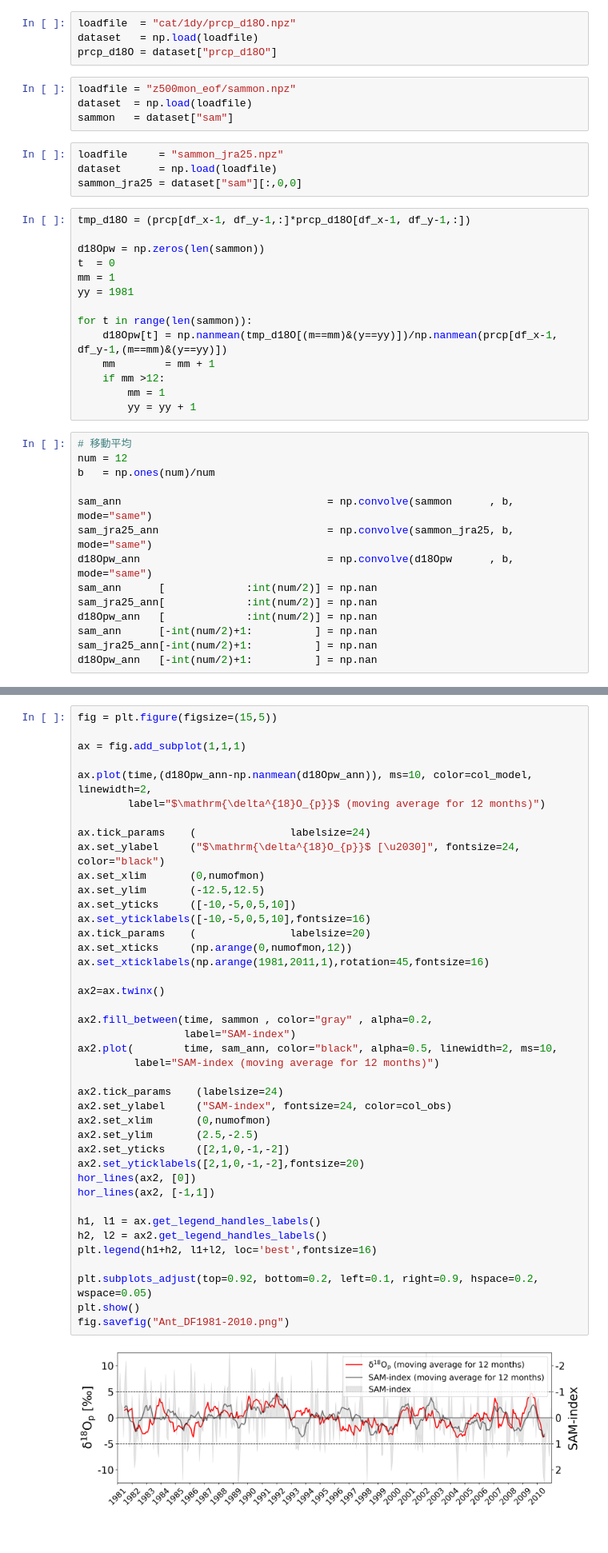
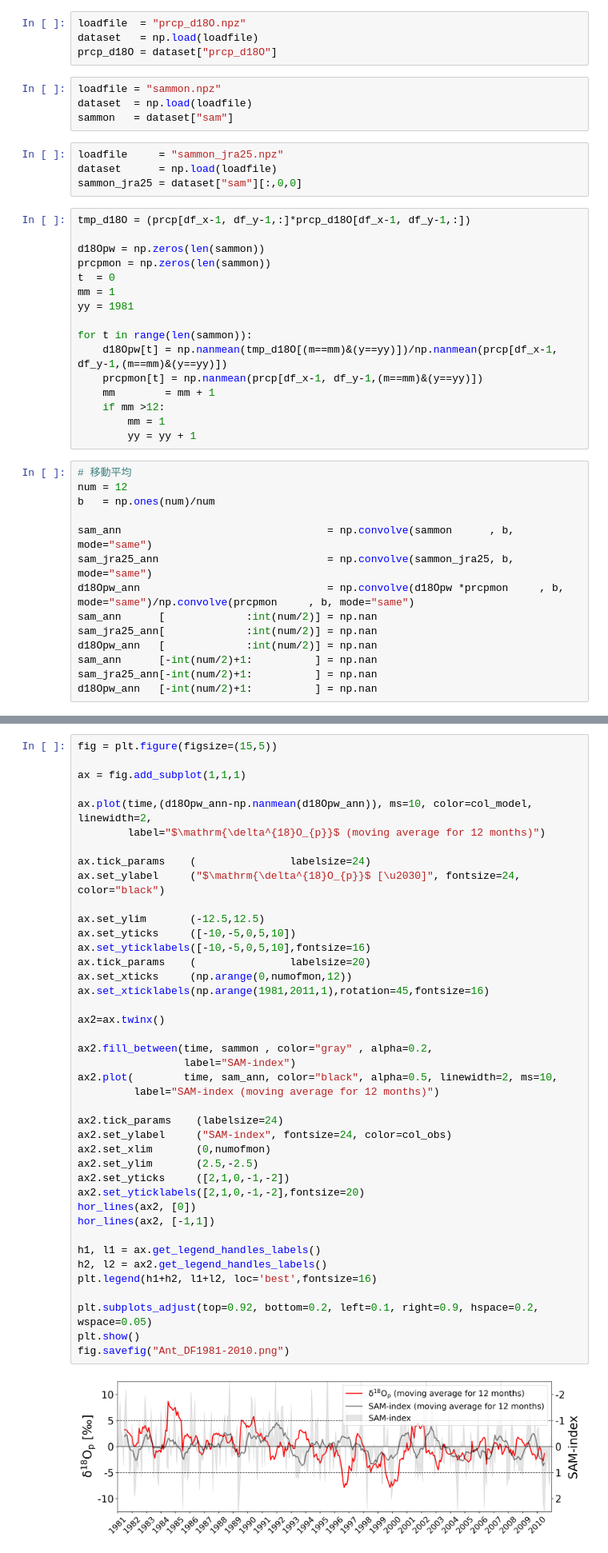
Before and after one commit to kanonundgigue/SAM_DomeFuji, a Jupyter notebook: Ant_DF1981-2010.ipynb, the cells around one changed output, grey strips where cells are left out. Shown at 80% size. Cells and saved outputs as stored; diff of their text form.

```diff
--- a/Ant_DF1981-2010.ipynb
+++ b/Ant_DF1981-2010.ipynb
@@ -57,11 +57,11 @@ y        = dataset["y"]
 m        = dataset["m"]
 d        = dataset["d"]
 # %%
-loadfile  = "cat/1dy/prcp_d18O.npz"
+loadfile  = "prcp_d18O.npz"
 dataset   = np.load(loadfile)
 prcp_d18O = dataset["prcp_d18O"]
 # %%
-loadfile = "z500mon_eof/sammon.npz"
+loadfile = "sammon.npz"
 dataset  = np.load(loadfile)
 sammon   = dataset["sam"]
 # %%
@@ -72,12 +72,14 @@ sammon_jra25 = dataset["sam"][:,0,0]
 tmp_d18O = (prcp[df_x-1, df_y-1,:]*prcp_d18O[df_x-1, df_y-1,:])
 
 d18Opw = np.zeros(len(sammon))
+prcpmon = np.zeros(len(sammon))
 t  = 0
 mm = 1
 yy = 1981
 
 for t in range(len(sammon)):
     d18Opw[t] = np.nanmean(tmp_d18O[(m==mm)&(y==yy)])/np.nanmean(prcp[df_x-1, df_y-1,(m==mm)&(y==yy)])
+    prcpmon[t] = np.nanmean(prcp[df_x-1, df_y-1,(m==mm)&(y==yy)])
     mm        = mm + 1
     if mm >12:
         mm = 1
@@ -89,7 +91,7 @@ b   = np.ones(num)/num
 
 sam_ann                                 = np.convolve(sammon      , b, mode="same")
 sam_jra25_ann                           = np.convolve(sammon_jra25, b, mode="same")
-d18Opw_ann                              = np.convolve(d18Opw      , b, mode="same")
+d18Opw_ann                              = np.convolve(d18Opw *prcpmon     , b, mode="same")/np.convolve(prcpmon     , b, mode="same")
 sam_ann      [             :int(num/2)] = np.nan
 sam_jra25_ann[             :int(num/2)] = np.nan
 d18Opw_ann   [             :int(num/2)] = np.nan
@@ -120,39 +122,39 @@ ax.plot(time,(d18Opw_ann-np.nanmean(d18Opw_ann)), ms=10, color=col_model, linewi
 
 ax.tick_params    (               labelsize=24)
 ax.set_ylabel     ("$\mathrm{\delta^{18}O_{p}}$ [\u2030]", fontsize=24, color="black")
-ax.set_xlim       (0,numofmon)
+
 ax.set_ylim       (-12.5,12.5)
 ax.set_yticks     ([-10,-5,0,5,10])
 ax.set_yticklabels([-10,-5,0,5,10],fontsize=16)
 ax.tick_params    (               labelsize=20)
 ax.set_xticks     (np.arange(0,numofmon,12))
 ax.set_xticklabels(np.arange(1981,2011,1),rotation=45,fontsize=16)
 
 ax2=ax.twinx()
 
 ax2.fill_between(time, sammon , color="gray" , alpha=0.2,
                  label="SAM-index")
 ax2.plot(        time, sam_ann, color="black", alpha=0.5, linewidth=2, ms=10,
          label="SAM-index (moving average for 12 months)")
 
 ax2.tick_params    (labelsize=24)
 ax2.set_ylabel     ("SAM-index", fontsize=24, color=col_obs)
 ax2.set_xlim       (0,numofmon)
 ax2.set_ylim       (2.5,-2.5)
 ax2.set_yticks     ([2,1,0,-1,-2])
 ax2.set_yticklabels([2,1,0,-1,-2],fontsize=20)
 hor_lines(ax2, [0])
 hor_lines(ax2, [-1,1])
 
 h1, l1 = ax.get_legend_handles_labels()
 h2, l2 = ax2.get_legend_handles_labels()
 plt.legend(h1+h2, l1+l2, loc='best',fontsize=16)
 
 plt.subplots_adjust(top=0.92, bottom=0.2, left=0.1, right=0.9, hspace=0.2, wspace=0.05)
 plt.show()
 fig.savefig("Ant_DF1981-2010.png")
 # %% [output]
-[figure, old version]
+[figure, new version]
 # %%
 def corr(a1,a2):
     sa1  = a1[~(np.isnan(a1)+np.isnan(a2))]
```
Also changed, not shown: parts of 3 cells of this notebook, 14 other files.
